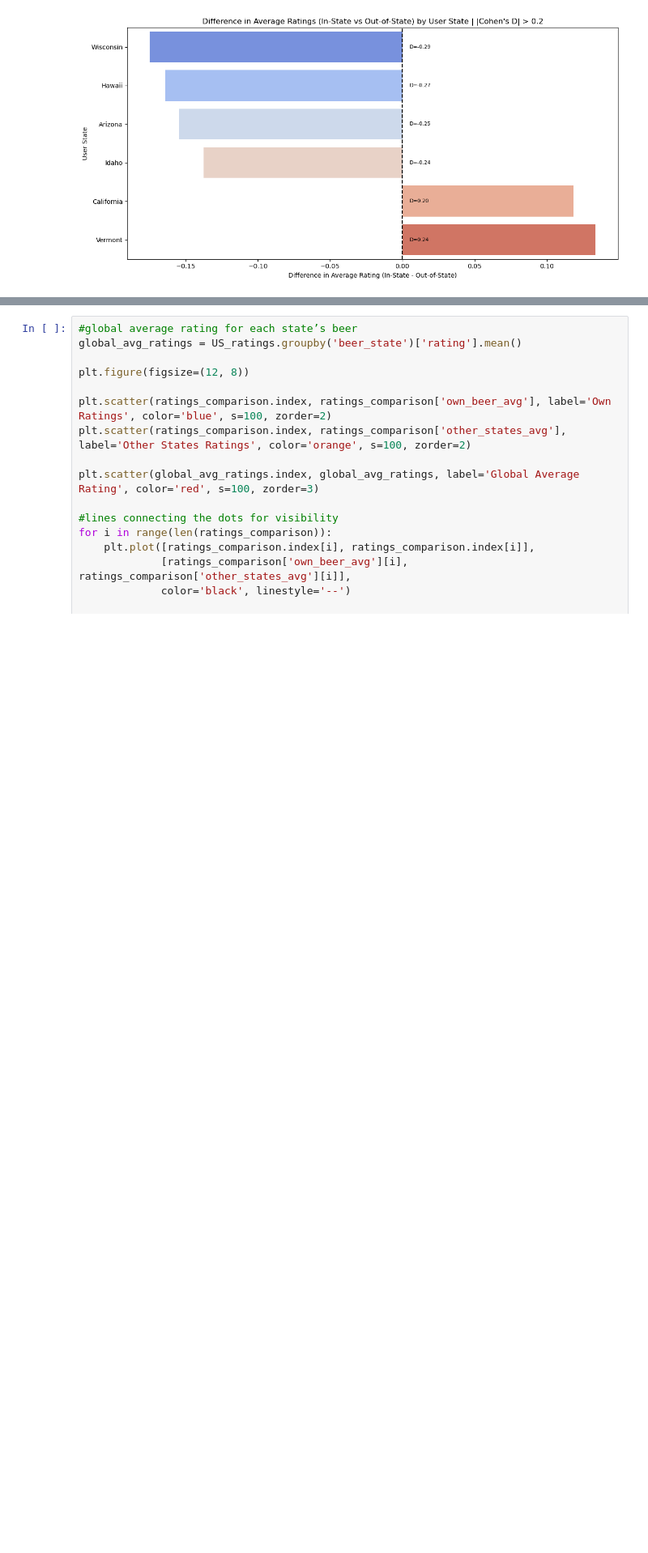
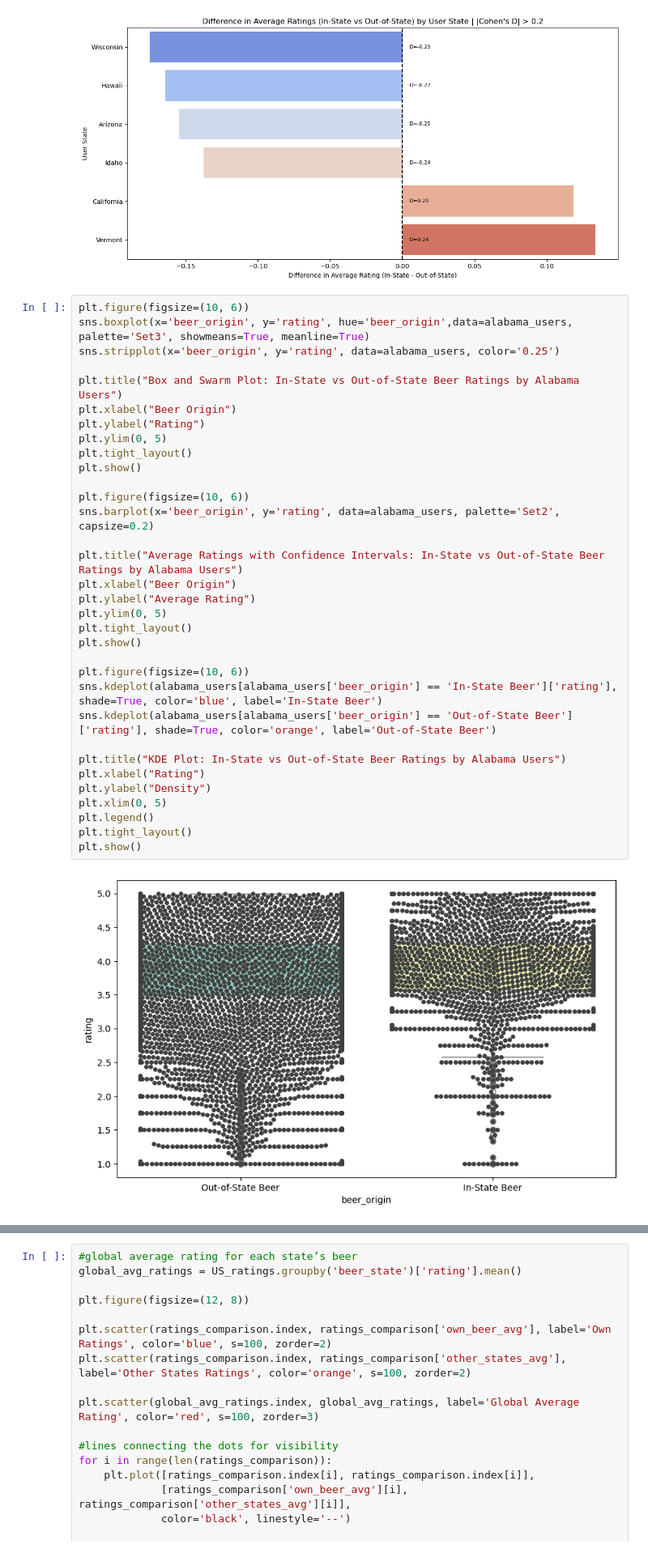
Before and after one commit to epfl-ada/ada-2024-project-x0x0, a Jupyter notebook: src/questions/q1.ipynb, the cells around one changed output, grey strips where cells are left out. Shown at 81% size. Drawn from its saved outputs; the diff is of its cells as text; blank space fills up the shorter version.

```diff
--- a/src/questions/q1.ipynb
+++ b/src/questions/q1.ipynb
@@ -472,3 +496,38 @@ Passing `palette` without assigning `hue` is deprecated and will be removed in v
 
   ax2 = sns.barplot(data=filtered_results, y='state', x='difference', palette='coolwarm', orient='h')
 [figure]
+# %%
+plt.figure(figsize=(10, 6))
+sns.boxplot(x='beer_origin', y='rating', hue='beer_origin',data=alabama_users, palette='Set3', showmeans=True, meanline=True)
+sns.stripplot(x='beer_origin', y='rating', data=alabama_users, color='0.25')
+
+plt.title("Box and Swarm Plot: In-State vs Out-of-State Beer Ratings by Alabama Users")
+plt.xlabel("Beer Origin")
+plt.ylabel("Rating")
+plt.ylim(0, 5)
+plt.tight_layout()
+plt.show()
+
+plt.figure(figsize=(10, 6))
+sns.barplot(x='beer_origin', y='rating', data=alabama_users, palette='Set2', capsize=0.2)
+
+plt.title("Average Ratings with Confidence Intervals: In-State vs Out-of-State Beer Ratings by Alabama Users")
+plt.xlabel("Beer Origin")
+plt.ylabel("Average Rating")
+plt.ylim(0, 5)
+plt.tight_layout()
+plt.show()
+
+plt.figure(figsize=(10, 6))
+sns.kdeplot(alabama_users[alabama_users['beer_origin'] == 'In-State Beer']['rating'], shade=True, color='blue', label='In-State Beer')
+sns.kdeplot(alabama_users[alabama_users['beer_origin'] == 'Out-of-State Beer']['rating'], shade=True, color='orange', label='Out-of-State Beer')
+
+plt.title("KDE Plot: In-State vs Out-of-State Beer Ratings by Alabama Users")
+plt.xlabel("Rating")
+plt.ylabel("Density")
+plt.xlim(0, 5)
+plt.legend()
+plt.tight_layout()
+plt.show()
+# %% [output]
+[figure, added]
```
Also changed, not shown: parts of 4 cells of this notebook.
